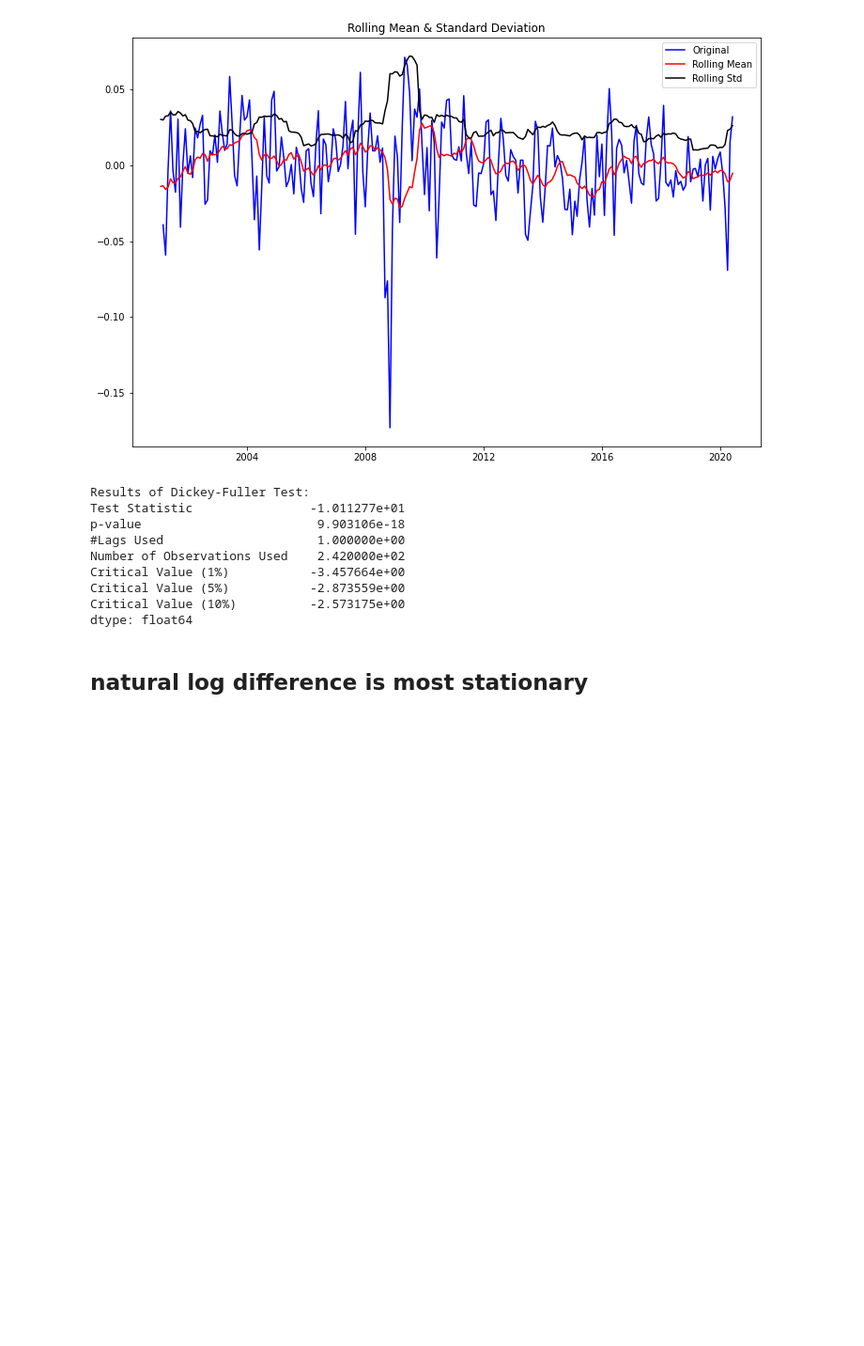
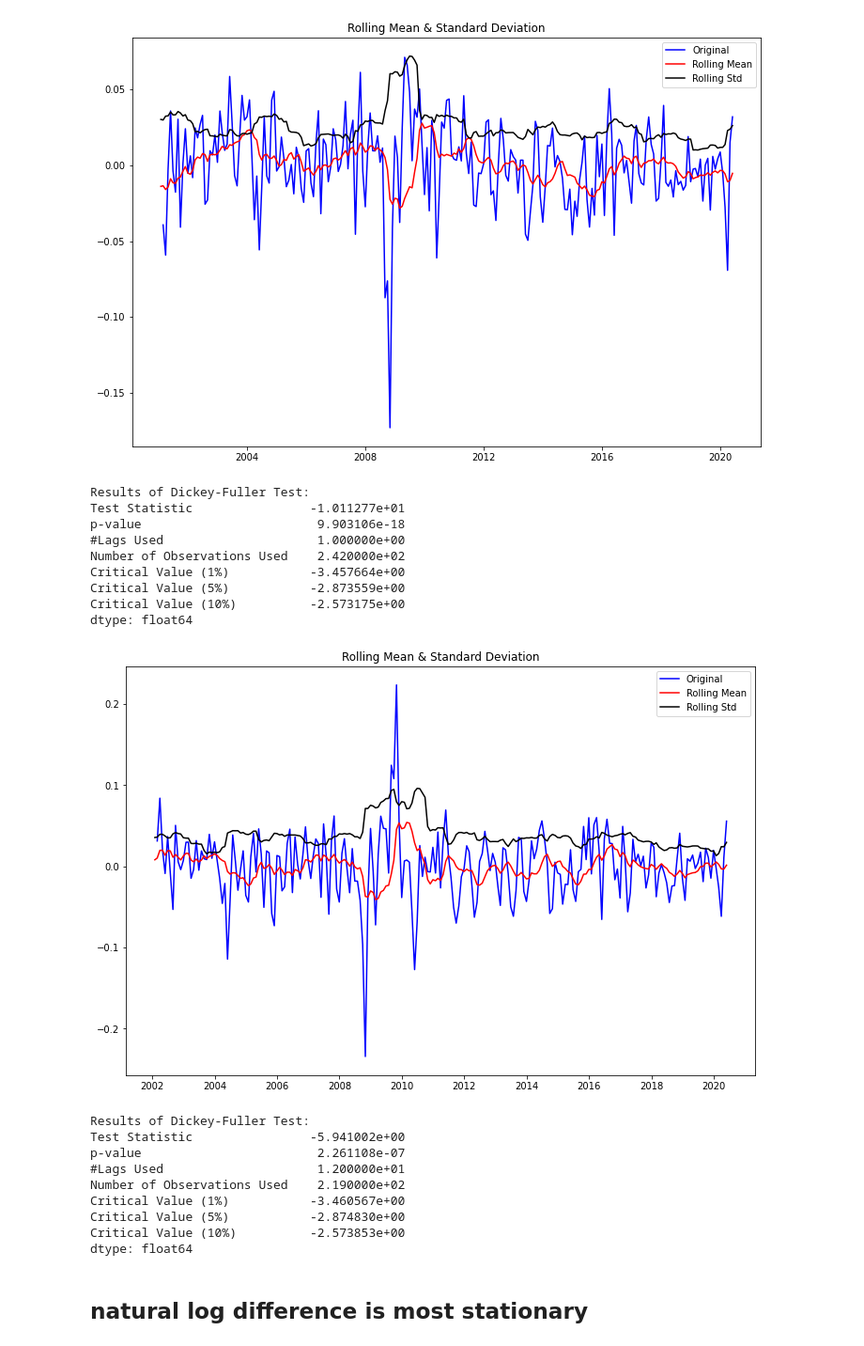
Before and after one commit to marmistead91/Foreign-Exchange-Rates-Time-Series, a Jupyter notebook: Time Series.ipynb, the cells around one changed output. Shown at 94% size. Drawn from its saved outputs; the diff is of its cells as text; code cells hidden in the pictures; blank space fills up the shorter version.

```diff
--- a/Time Series.ipynb
+++ b/Time Series.ipynb
@@ -519,6 +517,20 @@ Critical Value (1%)           -3.457664e+00
 Critical Value (5%)           -2.873559e+00
 Critical Value (10%)          -2.573175e+00
 dtype: float64
+# %%
+month_aus['log_seasonal_first_difference'] = month_aus.log_first_difference - month_aus.log_first_difference.shift(12)
+test_stationarity(month_aus.log_seasonal_first_difference.dropna(inplace=False), 12)
+# %% [output]
+[figure, added]
+Results of Dickey-Fuller Test:
+Test Statistic                -5.941002e+00
+p-value                        2.261108e-07
+#Lags Used                     1.200000e+01
+Number of Observations Used    2.190000e+02
+Critical Value (1%)           -3.460567e+00
+Critical Value (5%)           -2.874830e+00
+Critical Value (10%)          -2.573853e+00
+dtype: float64
 # %% [markdown]
 ## natural log difference is most stationary
 # %%
```
Also changed, not shown: parts of 7 cells of this notebook.
